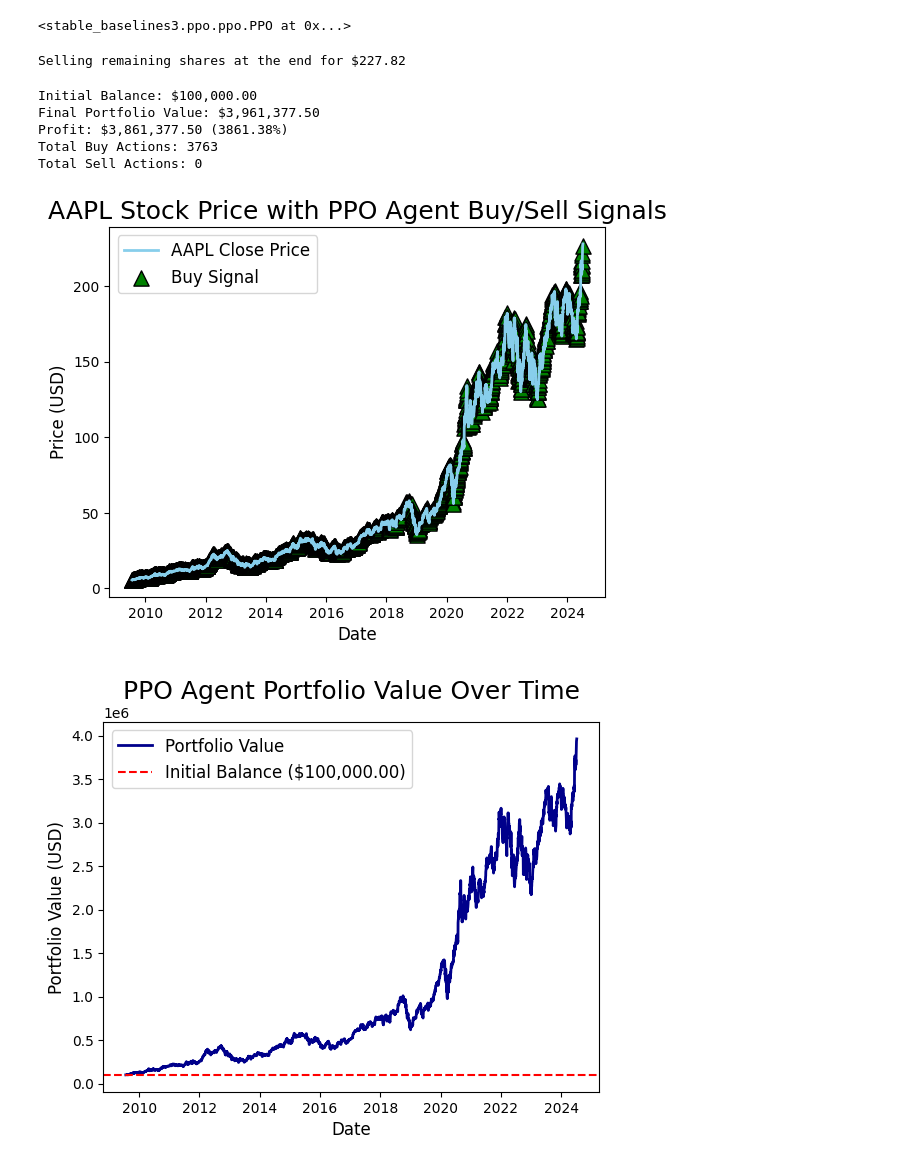
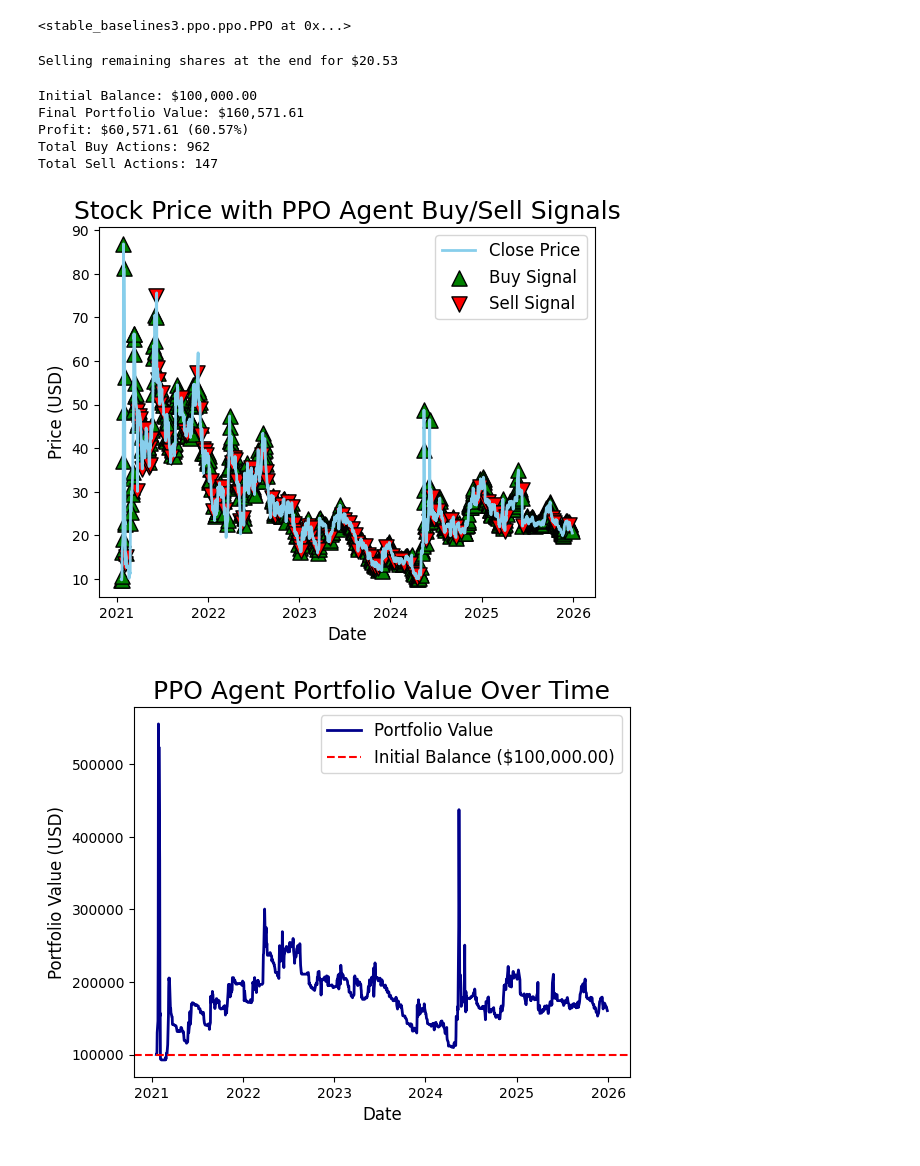
Before and after one commit to stanweer1/Stock_Trading_with_PPO_Reinforcement_Learning, a Jupyter notebook: notebook.ipynb, the cells around one changed output. Drawn from its saved outputs; the diff is of its cells as text; code cells hidden in the pictures.

Commit message:
modified ticker

```diff
--- a/notebook.ipynb
+++ b/notebook.ipynb
@@ -30,9 +9,21 @@ import gym_anytrading
 from gym_anytrading.envs import Actions
 from stable_baselines3 import PPO
 from stable_baselines3.common.env_util import make_vec_env
+import yfinance as yf
 
-# Load the data provided
-data = pd.read_csv("AAPL.csv", parse_dates=True, index_col='Date')
+ticker = "GME"
+start_date = "2021-01-01"
+end_date = "2025-12-30"
+
+data = yf.download(
+    ticker,
+    start=start_date,
+    end=end_date,
+    auto_adjust=False,   # keeps Close, Adj Close separate
+    progress=False
+)
+data.columns = data.columns.get_level_values(0)
+data = data[['Close']].dropna()
 
 # Set window size (lookback window), start and end index of data
 window_size = 10
@@ -105,7 +96,7 @@ if shares_held > 0:
     balance_history[-1] = balance # Update the last history entry
     print(f"\nSelling remaining shares at the end for ${final_price:.2f}")
 # %% [output]
-Selling remaining shares at the end for $227.82
+Selling remaining shares at the end for $20.53
 # %%
 print(f"Initial Balance: ${initial_balance:,.2f}")
 print(f"Final Portfolio Value: ${balance:,.2f}")
@@ -116,42 +107,42 @@ print(f"Total Buy Actions: {action_stats[Actions.Buy]}")
 print(f"Total Sell Actions: {action_stats[Actions.Sell]}")
 # %% [output]
 Initial Balance: $100,000.00
-Final Portfolio Value: $3,961,377.50
-Profit: $3,861,377.50 (3861.38%)
-Total Buy Actions: 3763
-Total Sell Actions: 0
+Final Portfolio Value: $160,571.61
+Profit: $60,571.61 (60.57%)
+Total Buy Actions: 962
+Total Sell Actions: 147
 # %%
 # Chart 1: Stock Price with Buy/Sell markers
 fig, ax = plt.subplots()
-ax.plot(data['Close'][start_index:end_index], label='AAPL Close Price', color='skyblue', linewidth=2)
+ax.plot(data['Close'][start_index:end_index], label='Close Price', color='skyblue', linewidth=2)
 
 if buy_signals:
     buy_indices = [signal[0] for signal in buy_signals]
     buy_prices = [signal[1] for signal in buy_signals]
     ax.scatter(data.index[buy_indices], buy_prices, marker='^', color='green', label='Buy Signal', s=120, edgecolors='black')
 
 if sell_signals:
     sell_indices = [signal[0] for signal in sell_signals]
     sell_prices = [signal[1] for signal in sell_signals]
     ax.scatter(data.index[sell_indices], sell_prices, marker='v', color='red', label='Sell Signal', s=120, edgecolors='black')
 
-ax.set_title('AAPL Stock Price with PPO Agent Buy/Sell Signals', fontsize=18)
+ax.set_title('Stock Price with PPO Agent Buy/Sell Signals', fontsize=18)
 ax.set_xlabel('Date', fontsize=12)
 ax.set_ylabel('Price (USD)', fontsize=12)
 ax.legend(fontsize=12)
 plt.show()
 
 # Chart 2: Portfolio Value (Balance) Over Time
 fig2, ax2 = plt.subplots()
 trading_period_dates = data.index[start_index:end_index+1]
 ax2.plot(trading_period_dates[:len(balance_history)], balance_history, label='Portfolio Value', color='darkblue', linewidth=2)
 ax2.axhline(y=initial_balance, color='r', linestyle='--', label=f'Initial Balance (${initial_balance:,.2f})')
 
 ax2.set_title('PPO Agent Portfolio Value Over Time', fontsize=18)
 ax2.set_xlabel('Date', fontsize=12)
 ax2.set_ylabel('Portfolio Value (USD)', fontsize=12)
 ax2.legend(fontsize=12)
 plt.show()
 # %% [output]
-[figure, old version]
+[figure, new version]
-[figure, old version]
+[figure, new version]
```
Also changed, not shown: parts of 2 cells of this notebook.
